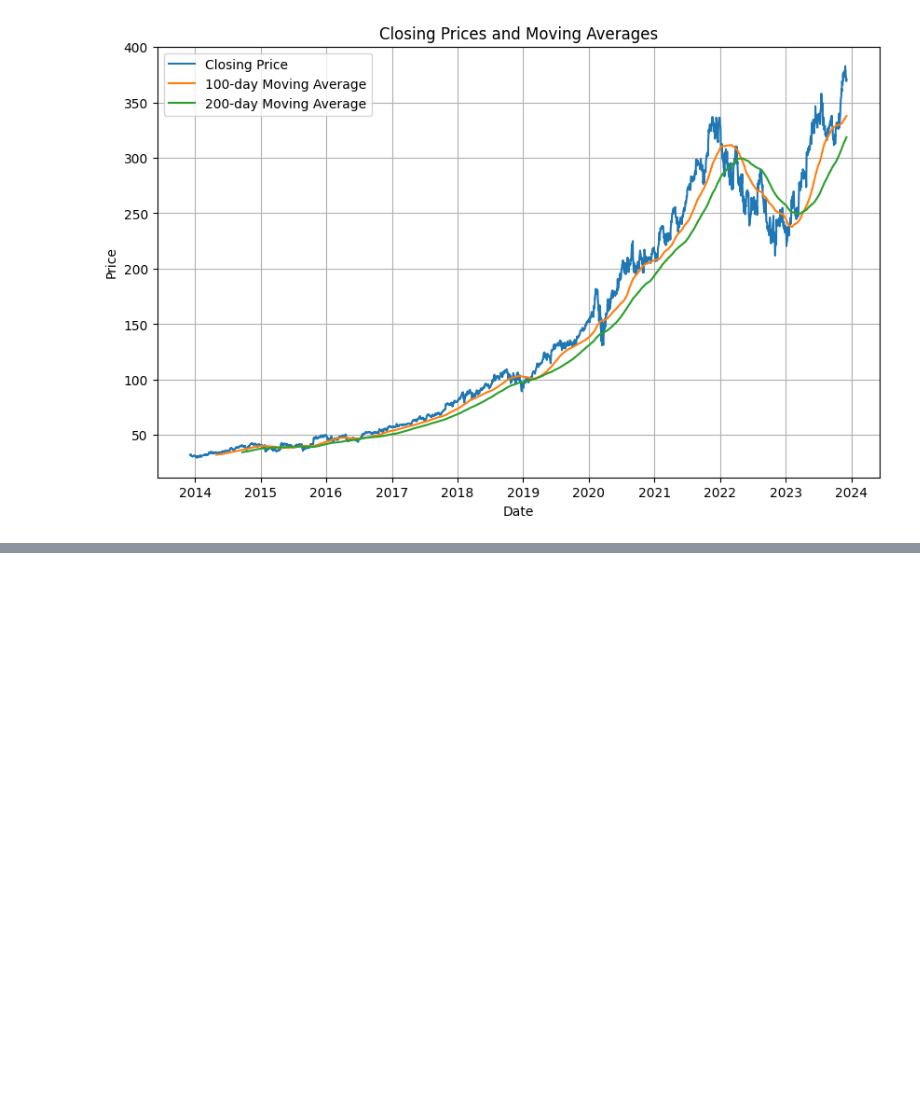
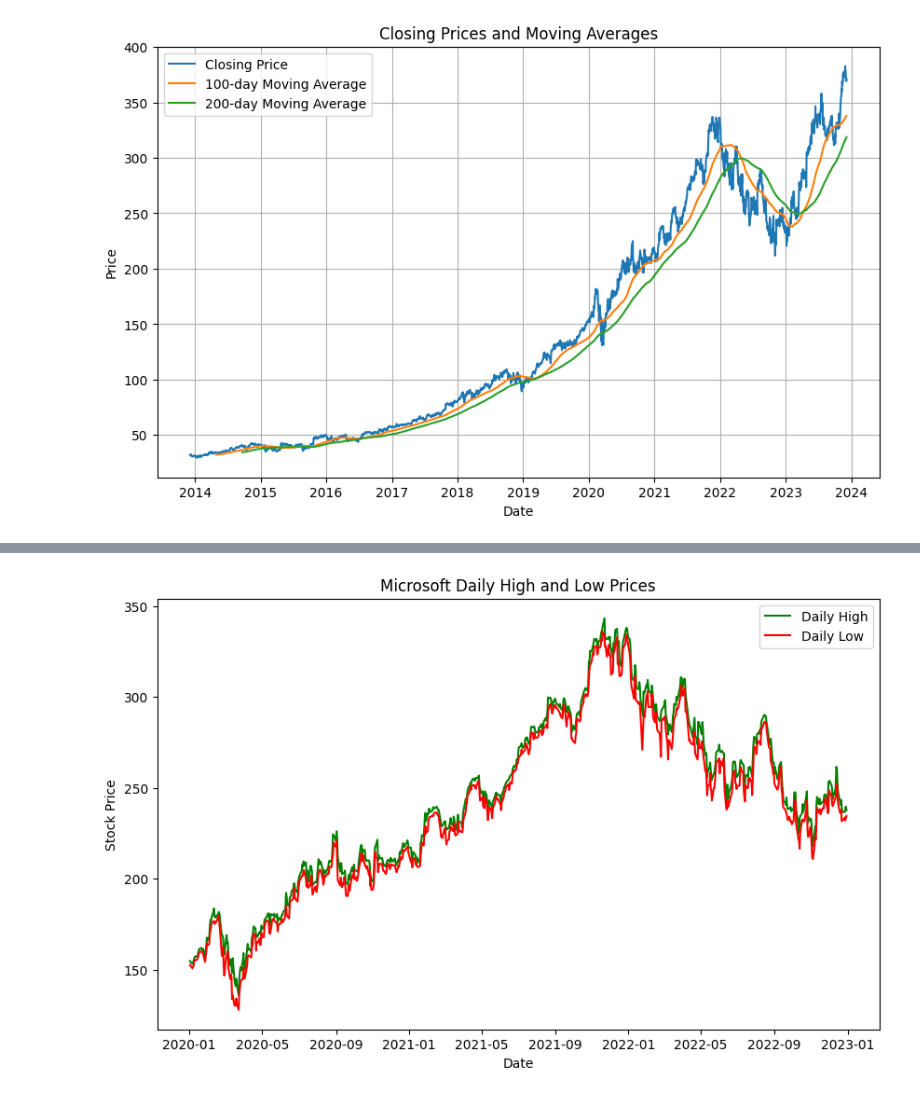
Before and after one commit to HUST-Business-Analytics/business-analytics-project, a Jupyter notebook: Analysis.ipynb, the cells around one changed output, grey strips where cells are left out. Drawn from its saved outputs; the diff is of its cells as text; code cells hidden in the pictures; blank space fills up the shorter version.

```diff
--- a/Analysis.ipynb
+++ b/Analysis.ipynb
@@ -148,0 +153,25 @@ Name: Volume, dtype: float64
+# %%
+#Is there a relationship between the daily maximum and minimum prices for the company?
+
+# Filter from 2020-2022
+filtered_df = df_Msft[(df_Msft.index >= '2020-01-01') & (df_Msft.index <= '2022-12-31')]
+
+# Extract relevant columns
+daily_high = filtered_df['High']
+daily_low = filtered_df['Low']
+
+# Create a scatter plot or line plot
+plt.figure(figsize=(10, 6))
+plt.plot(daily_high, label='Daily High', color='green')
+plt.plot(daily_low, label='Daily Low', color='red')
+
+# Add labels and title
+plt.xlabel('Date')
+plt.ylabel('Stock Price')
+plt.title(f'Microsoft Daily High and Low Prices')
+plt.legend()
+
+# Show the plot
+plt.show()
+# %% [output]
+[figure, added]
```
Also changed, not shown: parts of 8 cells of this notebook.
